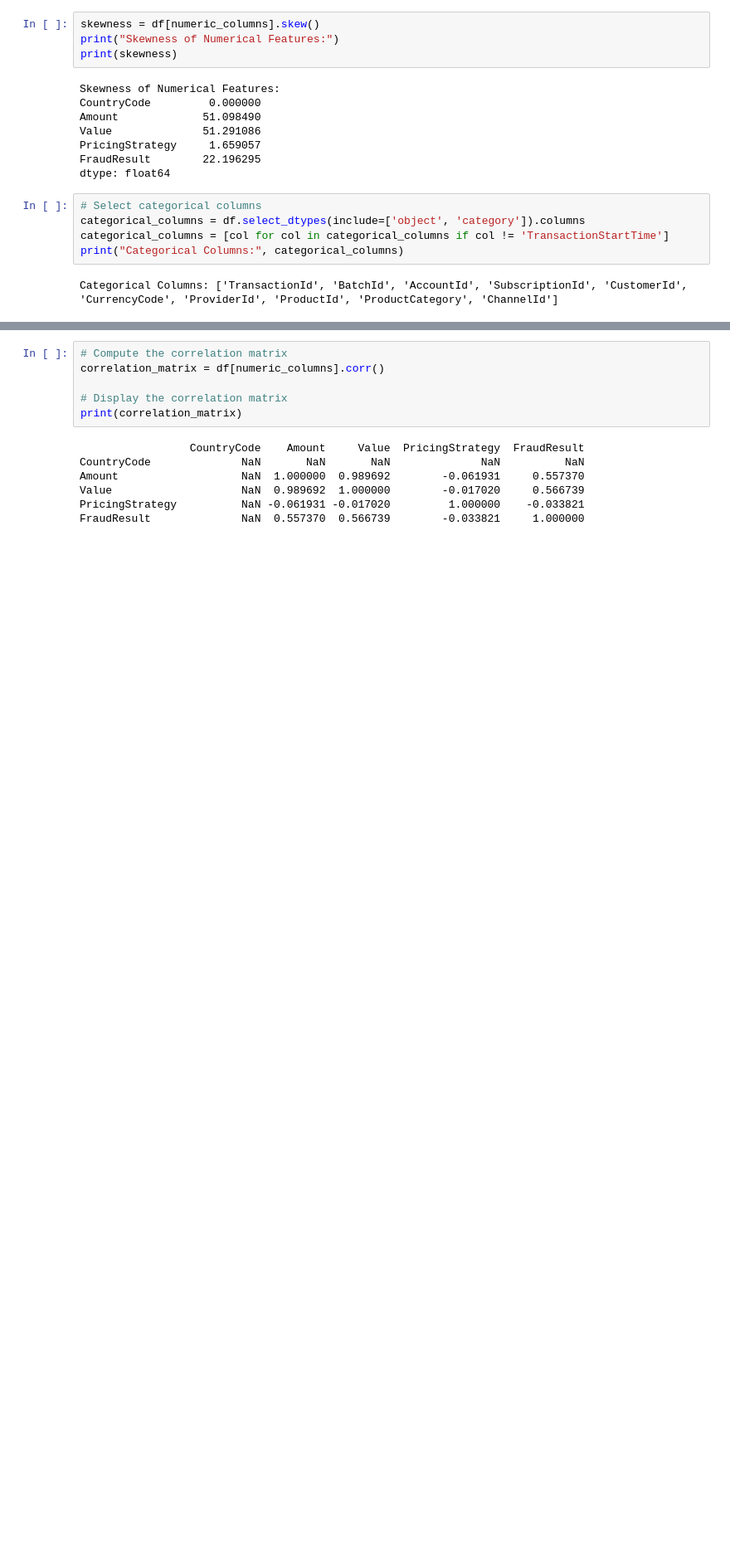
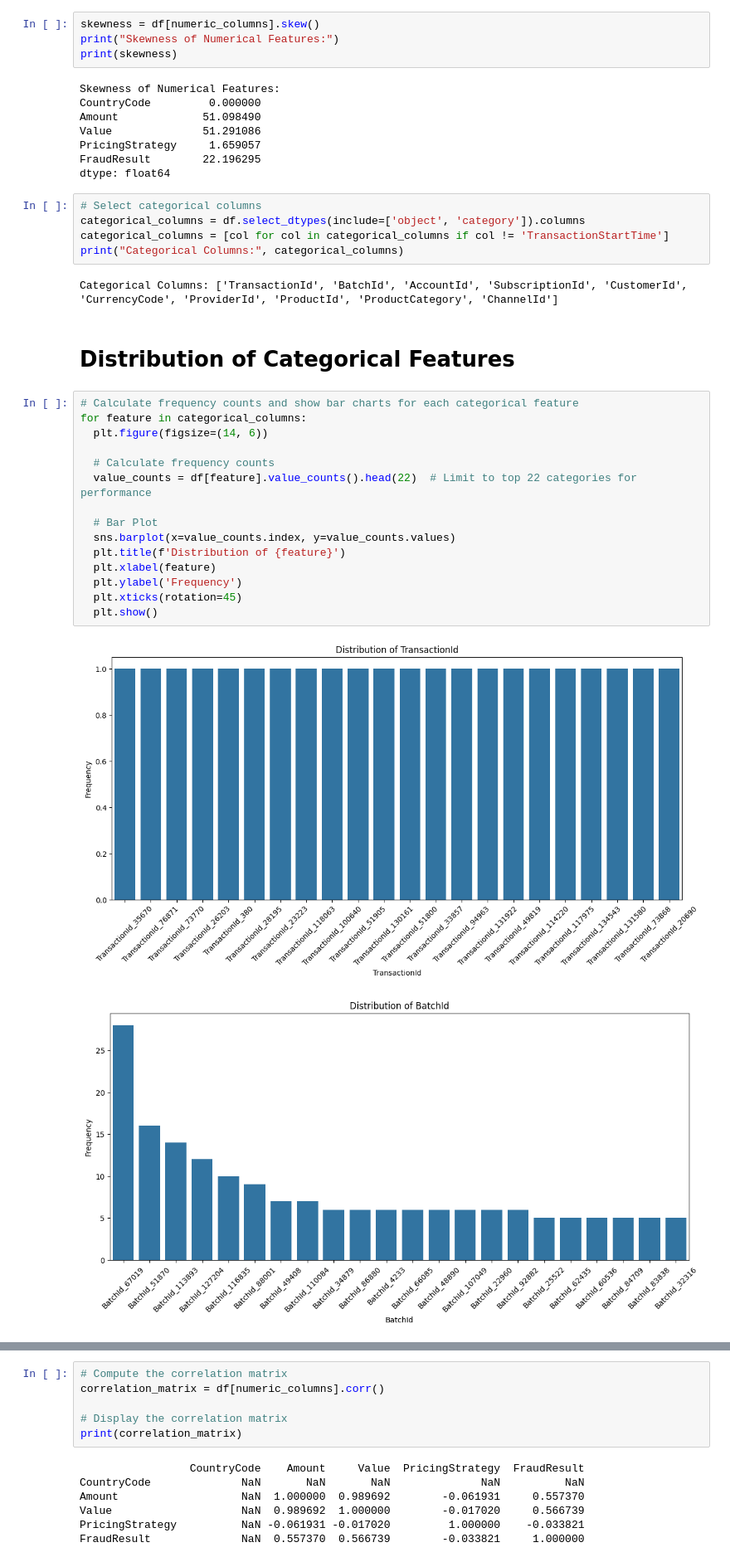
Before and after one commit to Abrham111/bati-bank-credit-score, a Jupyter notebook: notebooks/EDA.ipynb, the cells around one changed output, grey strips where cells are left out. Shown: that part at 83% size. Saved outputs shown, nothing was run; the diff lists cells and outputs as text; blank space fills up the shorter version.

```diff
--- a/notebooks/EDA.ipynb
+++ b/notebooks/EDA.ipynb
@@ -145,3 +141,23 @@ categorical_columns = [col for col in categorical_columns if col != 'Transaction
 print("Categorical Columns:", categorical_columns)
 # %% [output]
 Categorical Columns: ['TransactionId', 'BatchId', 'AccountId', 'SubscriptionId', 'CustomerId', 'CurrencyCode', 'ProviderId', 'ProductId', 'ProductCategory', 'ChannelId']
+# %% [markdown]
+# Distribution of Categorical Features
+# %%
+# Calculate frequency counts and show bar charts for each categorical feature
+for feature in categorical_columns:
+  plt.figure(figsize=(14, 6))
+
+  # Calculate frequency counts
+  value_counts = df[feature].value_counts().head(22)  # Limit to top 22 categories for performance
+
+  # Bar Plot
+  sns.barplot(x=value_counts.index, y=value_counts.values)
+  plt.title(f'Distribution of {feature}')
+  plt.xlabel(feature)
+  plt.ylabel('Frequency')
+  plt.xticks(rotation=45)
+  plt.show()
+# %% [output]
+[figure, added]
+[figure, added]
```
Also changed, not shown: parts of 7 cells of this notebook.
